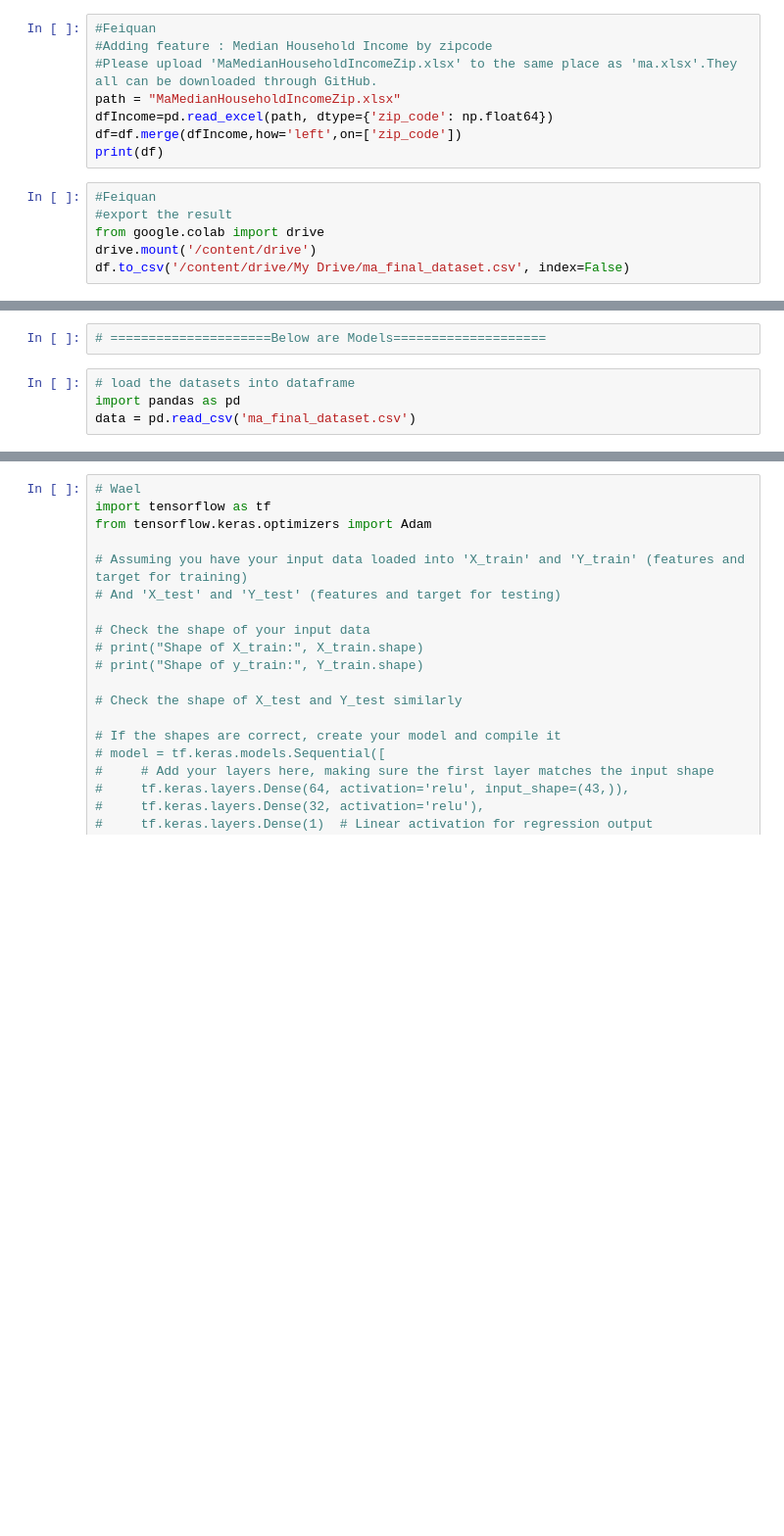
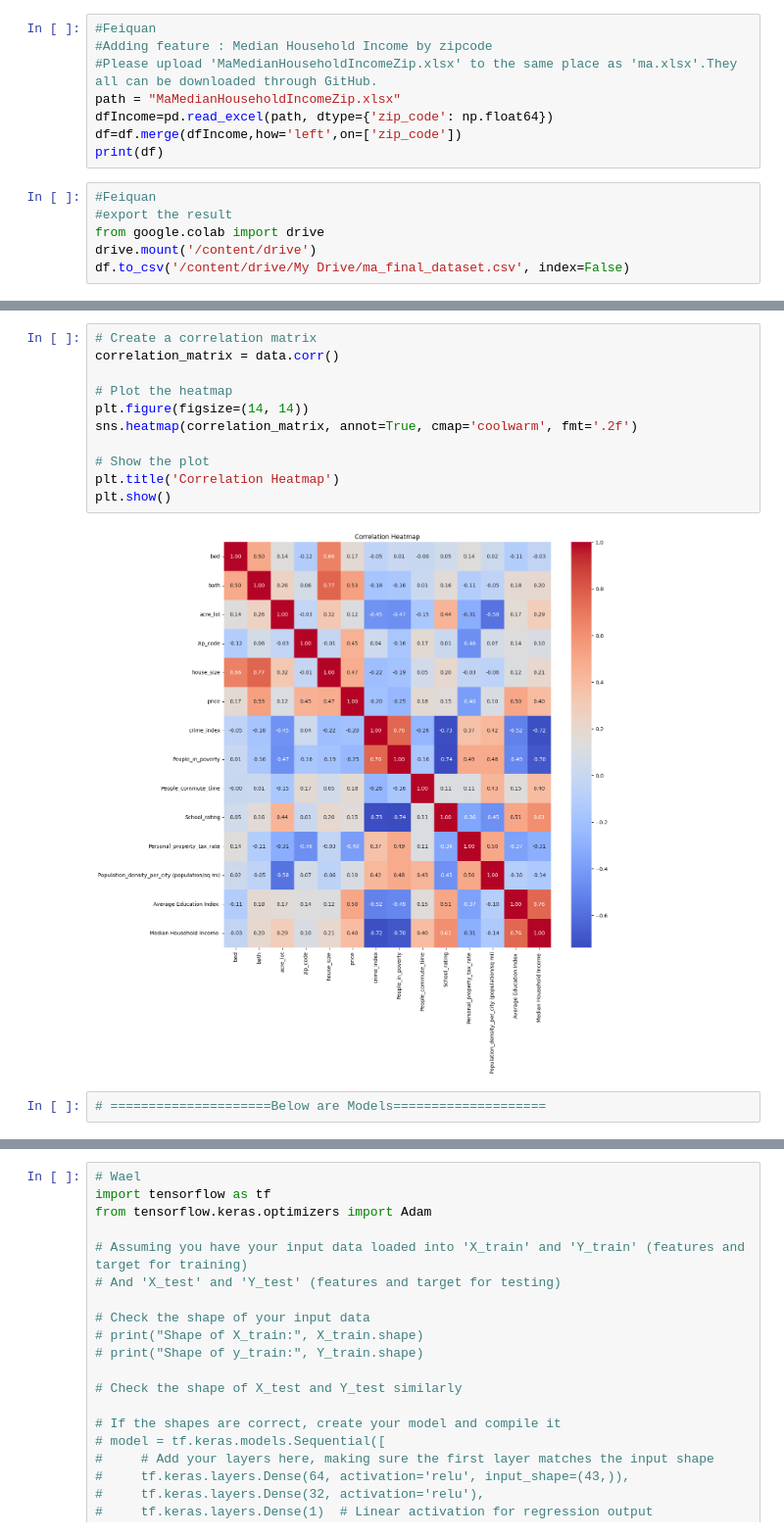
Before and after one commit to leoPuerto01/CS539-project, a Jupyter notebook: CS_539_Project.ipynb, the cells around one changed output, grey strips where cells are left out. Shown at 98% size. Drawn from its saved outputs; the diff is of its cells as text; blank space fills up the shorter version.

```diff
--- a/CS_539_Project.ipynb
+++ b/CS_539_Project.ipynb
@@ -2571,7 +2571,16 @@ df.to_csv('/content/drive/My Drive/ma_final_dataset.csv', index=False)
+# %%
+# Create a correlation matrix
+correlation_matrix = data.corr()
+
+# Plot the heatmap
+plt.figure(figsize=(14, 14))
+sns.heatmap(correlation_matrix, annot=True, cmap='coolwarm', fmt='.2f')
+
+# Show the plot
+plt.title('Correlation Heatmap')
+plt.show()
+# %% [output]
+[figure, added]
 # %%
 # =====================Below are Models====================
-# %%
-# load the datasets into dataframe
-import pandas as pd
-data = pd.read_csv('ma_final_dataset.csv')
 # %%
```
Also changed, not shown: parts of 32 cells of this notebook.
